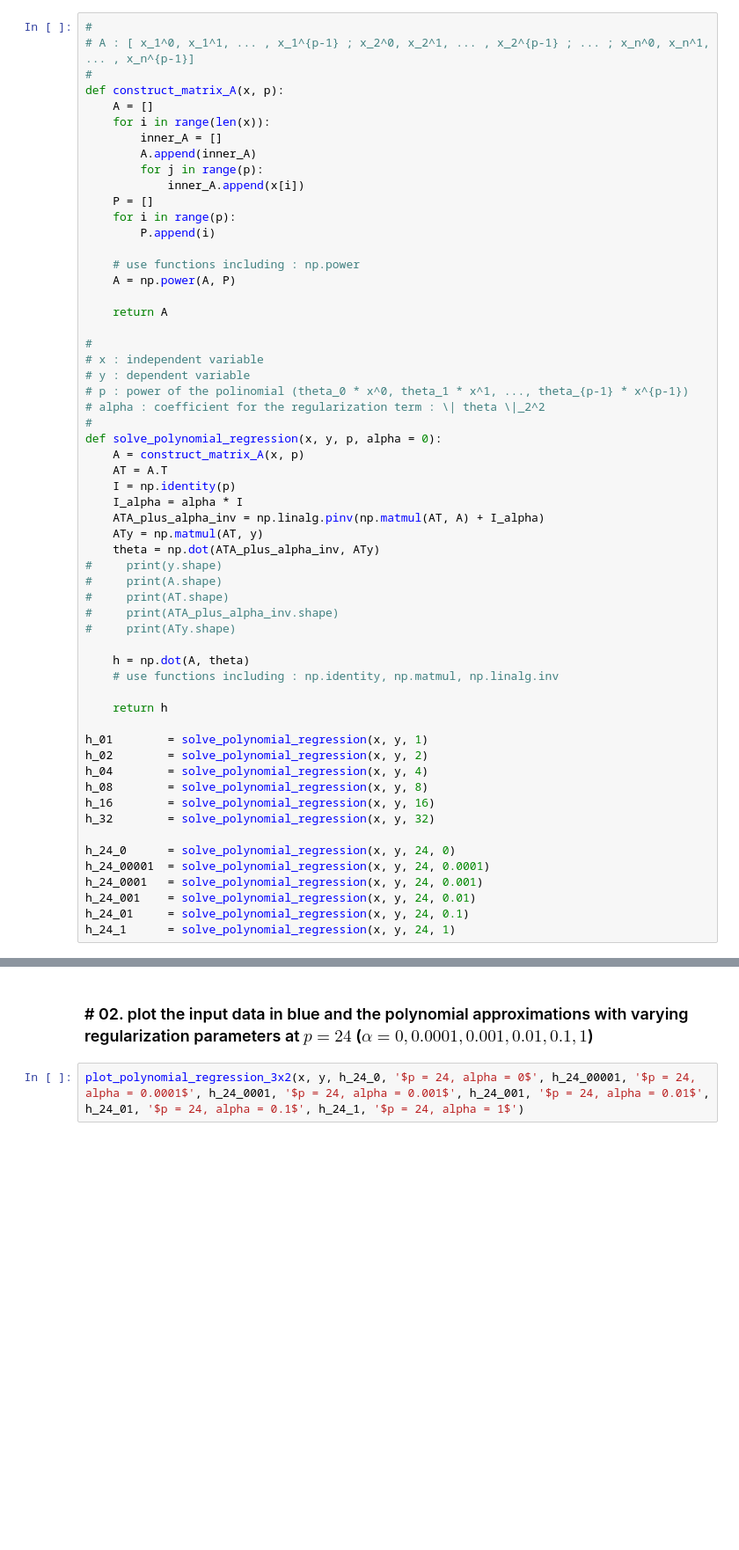
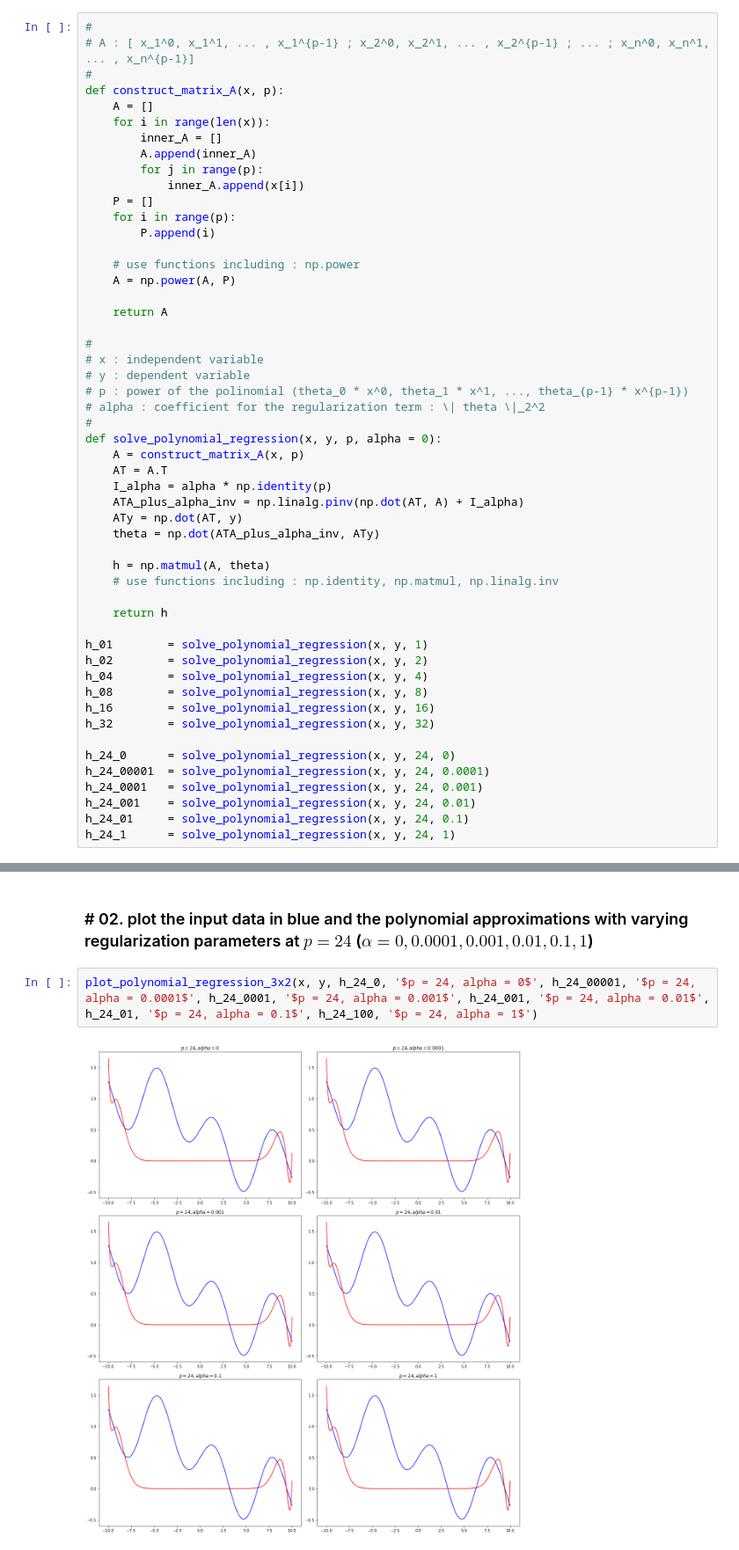
Before and after one commit to jjaen0823/assignment-machine-learning, a Jupyter notebook: hw5/assignment_05.ipynb, the cells around one changed output, grey strips where cells are left out. Shown at 88% size. Cells and saved outputs as stored; diff of their text form; blank space fills up the shorter version.

Commit message:
define solve polynomial regression2

```diff
--- a/hw5/assignment_05.ipynb
+++ b/hw5/assignment_05.ipynb
@@ -63,18 +63,12 @@ def construct_matrix_A(x, p):
 def solve_polynomial_regression(x, y, p, alpha = 0):
     A = construct_matrix_A(x, p)
     AT = A.T
-    I = np.identity(p)
-    I_alpha = alpha * I
-    ATA_plus_alpha_inv = np.linalg.pinv(np.matmul(AT, A) + I_alpha)
-    ATy = np.matmul(AT, y)
+    I_alpha = alpha * np.identity(p)
+    ATA_plus_alpha_inv = np.linalg.pinv(np.dot(AT, A) + I_alpha)
+    ATy = np.dot(AT, y)
     theta = np.dot(ATA_plus_alpha_inv, ATy)
-#     print(y.shape)
-#     print(A.shape)
-#     print(AT.shape)
-#     print(ATA_plus_alpha_inv.shape)
-#     print(ATy.shape)
 
-    h = np.dot(A, theta)
+    h = np.matmul(A, theta)
     # use functions including : np.identity, np.matmul, np.linalg.inv
 
     return h
@@ -142,4 +138,6 @@ plot_polynomial_regression_3x2(x, y, h_01, '$p = 01$', h_02, '$p = 02$', h_04, '
 # %% [markdown]
 ### # 02. plot the input data in blue and the polynomial approximations with varying regularization parameters at $p = 24$ ($\alpha = 0, 0.0001, 0.001, 0.01, 0.1, 1$)
 # %%
-plot_polynomial_regression_3x2(x, y, h_24_0, '$p = 24, alpha = 0$', h_24_00001, '$p = 24, alpha = 0.0001$', h_24_0001, '$p = 24, alpha = 0.001$', h_24_001, '$p = 24, alpha = 0.01$', h_24_01, '$p = 24, alpha = 0.1$', h_24_1, '$p = 24, alpha = 1$')
+plot_polynomial_regression_3x2(x, y, h_24_0, '$p = 24, alpha = 0$', h_24_00001, '$p = 24, alpha = 0.0001$', h_24_0001, '$p = 24, alpha = 0.001$', h_24_001, '$p = 24, alpha = 0.01$', h_24_01, '$p = 24, alpha = 0.1$', h_24_100, '$p = 24, alpha = 1$')
+# %% [output]
+[figure, added]
```
Also changed, not shown: parts of 1 cell of this notebook.
